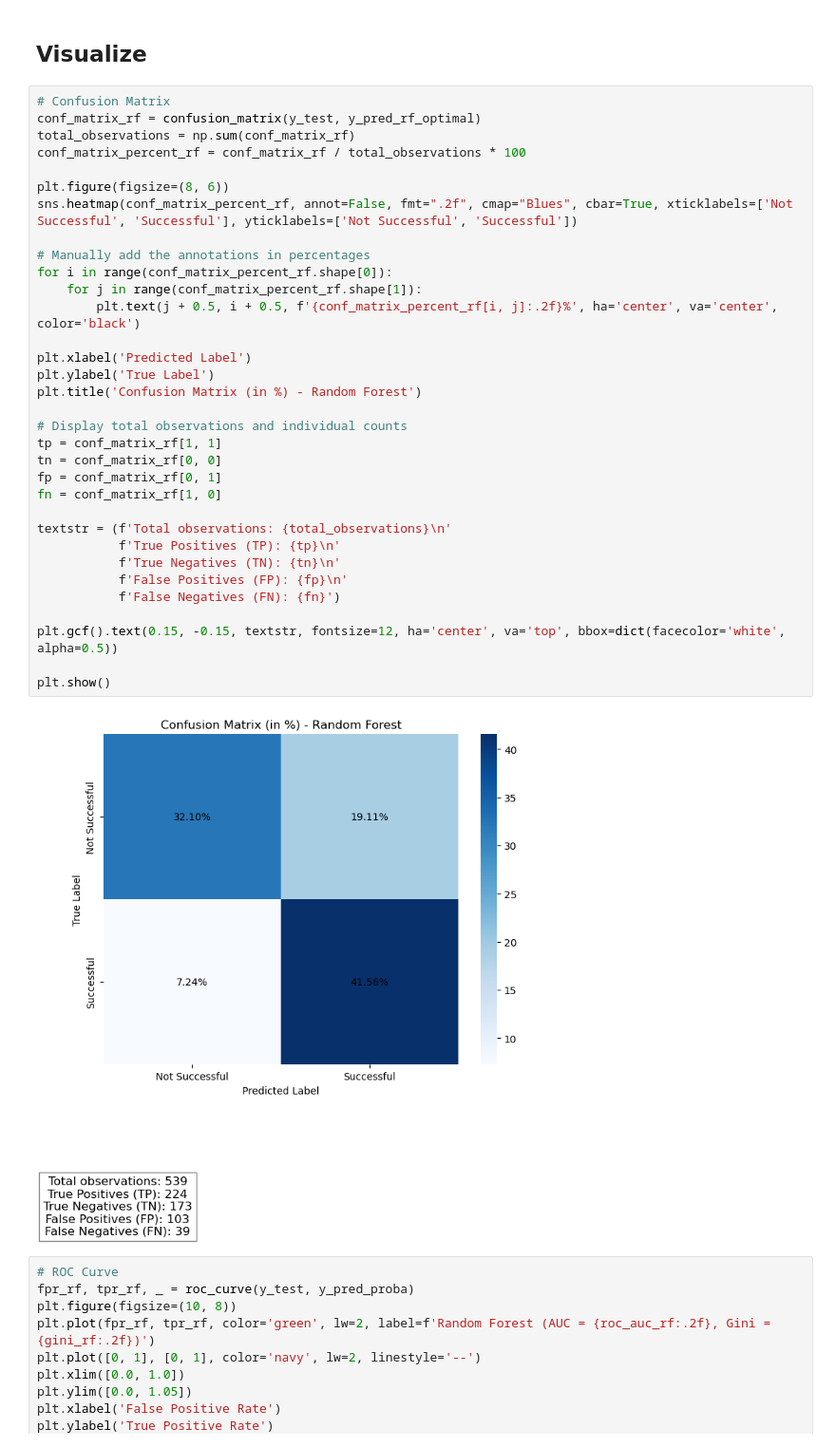
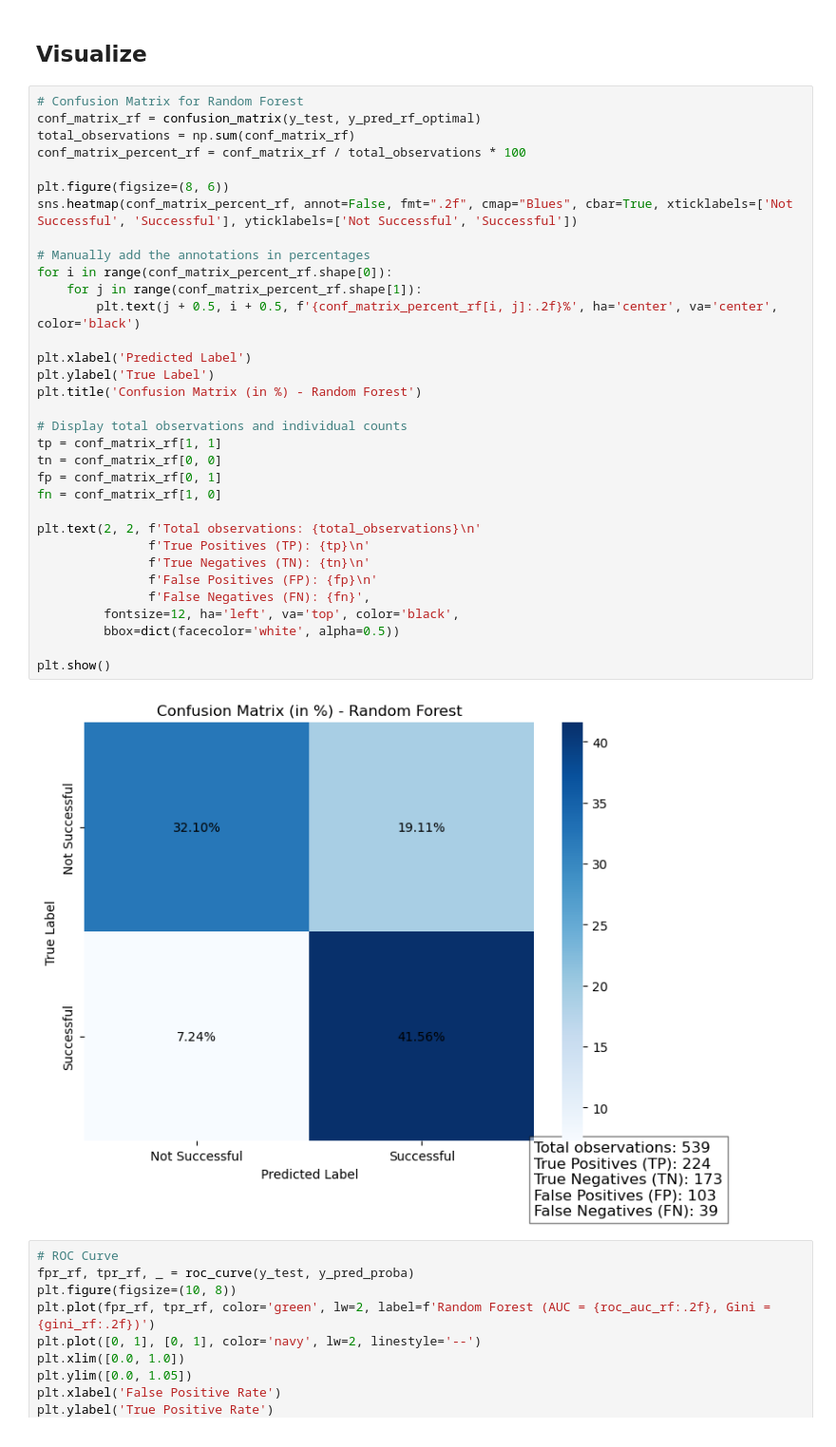
Before and after one commit to KypleeFearz/NFL_Bachelor, a Jupyter notebook: RaFo.ipynb, the cells around one changed output. Shown: that part at 95% size. Cells and saved outputs as stored; diff of their text form.

```diff
--- a/RaFo.ipynb
+++ b/RaFo.ipynb
@@ -86,40 +86,40 @@ F1 Score: 0.7593220338983051
 # %% [markdown]
 ## Visualize
 # %%
-# Confusion Matrix
+# Confusion Matrix for Random Forest
 conf_matrix_rf = confusion_matrix(y_test, y_pred_rf_optimal)
 total_observations = np.sum(conf_matrix_rf)
 conf_matrix_percent_rf = conf_matrix_rf / total_observations * 100
 
 plt.figure(figsize=(8, 6))
 sns.heatmap(conf_matrix_percent_rf, annot=False, fmt=".2f", cmap="Blues", cbar=True, xticklabels=['Not Successful', 'Successful'], yticklabels=['Not Successful', 'Successful'])
 
 # Manually add the annotations in percentages
 for i in range(conf_matrix_percent_rf.shape[0]):
     for j in range(conf_matrix_percent_rf.shape[1]):
         plt.text(j + 0.5, i + 0.5, f'{conf_matrix_percent_rf[i, j]:.2f}%', ha='center', va='center', color='black')
 
 plt.xlabel('Predicted Label')
 plt.ylabel('True Label')
 plt.title('Confusion Matrix (in %) - Random Forest')
 
 # Display total observations and individual counts
 tp = conf_matrix_rf[1, 1]
 tn = conf_matrix_rf[0, 0]
 fp = conf_matrix_rf[0, 1]
 fn = conf_matrix_rf[1, 0]
 
-textstr = (f'Total observations: {total_observations}\n'
-           f'True Positives (TP): {tp}\n'
-           f'True Negatives (TN): {tn}\n'
-           f'False Positives (FP): {fp}\n'
-           f'False Negatives (FN): {fn}')
-
-plt.gcf().text(0.15, -0.15, textstr, fontsize=12, ha='center', va='top', bbox=dict(facecolor='white', alpha=0.5))
+plt.text(2, 2, f'Total observations: {total_observations}\n'
+               f'True Positives (TP): {tp}\n'
+               f'True Negatives (TN): {tn}\n'
+               f'False Positives (FP): {fp}\n'
+               f'False Negatives (FN): {fn}',
+         fontsize=12, ha='left', va='top', color='black',
+         bbox=dict(facecolor='white', alpha=0.5))
 
 plt.show()
 # %% [output]
-[figure, old version]
+[figure, new version]
 # %%
 # ROC Curve
 fpr_rf, tpr_rf, _ = roc_curve(y_test, y_pred_proba)
```
